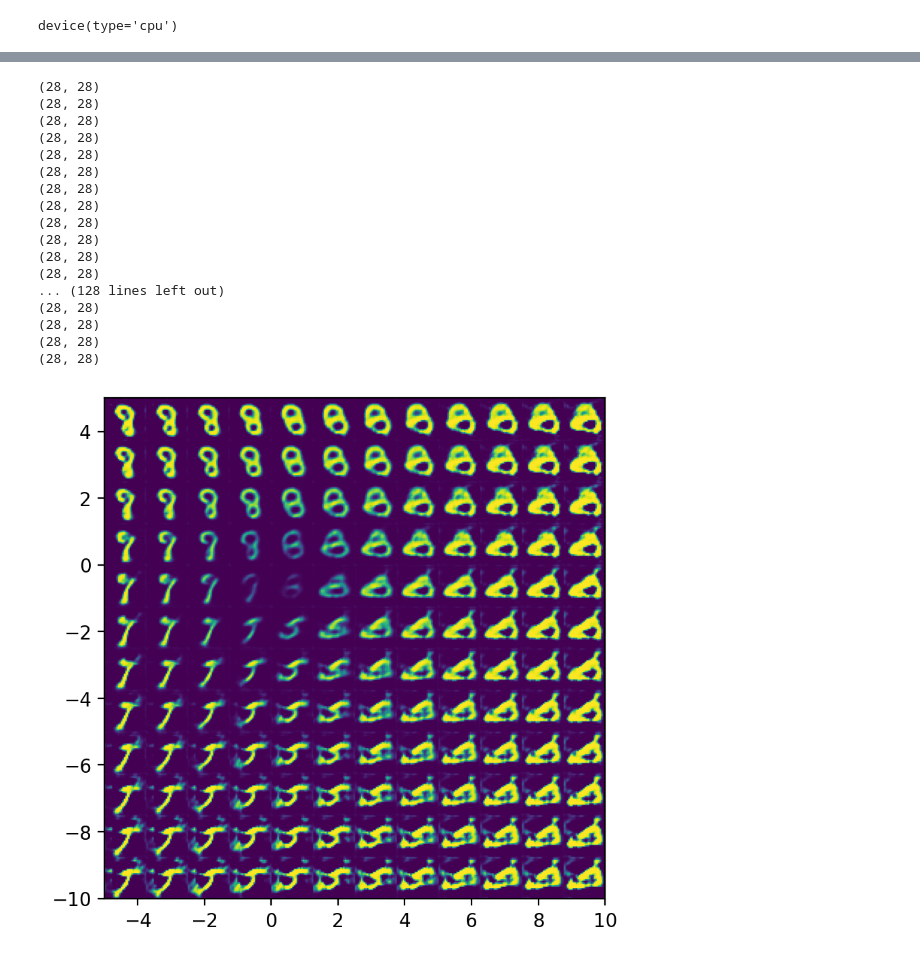
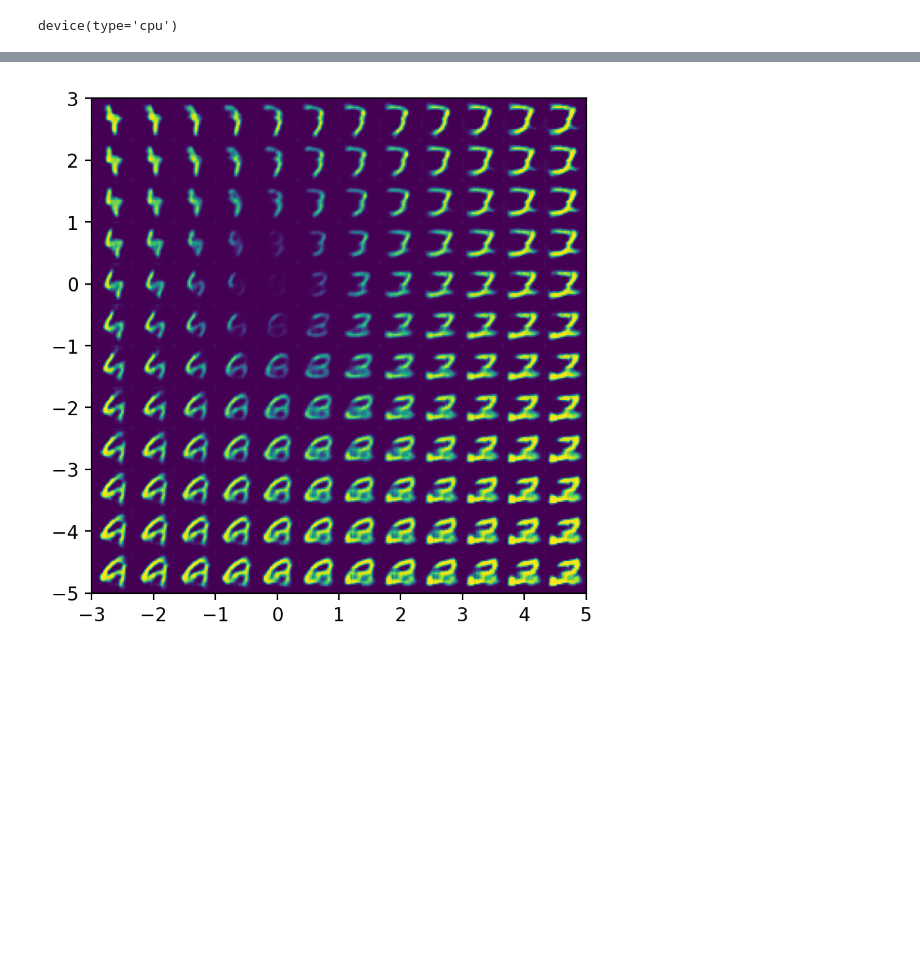
Before and after one commit to AlexanderFA/susu_synthetic_media, a Jupyter notebook: lab2/vae-cnn.ipynb, the cells around one changed output, grey strips where cells are left out. Cells and saved outputs as stored; diff of their text form; code cells hidden in the pictures; blank space fills up the shorter version.

```diff
--- a/lab2/vae-cnn.ipynb
+++ b/lab2/vae-cnn.ipynb
@@ -25,6 +28,26 @@ data = torch.utils.data.DataLoader(
 # f_image = images8[0]
 # print(f_image.shape) # [1, 28, 28] где 1 - это количество каналов
 # print(labels8[0].item()) # выведет цифру которой соответствует изображение, например 5
+# %%
+def train(autoencoder_model, train_data, epochs=20):
+    opt = torch.optim.SGD(autoencoder_model.parameters())
+    criterion = nn.MSELoss()
+    running_loss = 0.0
+    for _ in range(epochs):
+        for x, y in train_data:
+            x = x.to(device) # GPU
+            opt.zero_grad()
+            x_hat = autoencoder_model(x)
+            # print([x.shape, x_hat.shape])
+            # break
+            loss = ((x - x_hat) ** 2).sum()
+            loss.backward()
+            opt.step()
+            loss2 = criterion(x_hat, x)
+            running_loss += loss2.item() * x.size(0)
+        print(f"Loss: {running_loss/len(train_data)}")
+
+    return autoencoder_model
 # %%
 class Encoder(nn.Module):
     def __init__(self, latent_dims):
@@ -143,6 +150,8 @@ tensor(-3.1450, grad_fn=<MinBackward1>) tensor(2.2633, grad_fn=<MaxBackward1>)
 torch.Size([1, 1, 28, 28])
 # %%
 import matplotlib.pyplot as plt
+plt.rcParams['figure.dpi'] = 200
+import numpy as np
 
 # Создаем новую фигуру с двумя подграфиками
 fig, axes = plt.subplots(1, 2, figsize=(8, 4))  # 1 строка, 2 столбца
@@ -171,53 +177,33 @@ import numpy as np
 # %%
 def plot_latent(model, data, num_batches=100): # only for latent_dims = 2
     for i, (x, y) in enumerate(data):
         z = model.encoder(x.to(device))
         z = z.to(device).detach().numpy()
         plt.scatter(z[:, 0], z[:, 1], c=y, cmap='tab10')
         if i > num_batches:
             plt.colorbar()
             break
 
-def plot_reconstructed(model, r0=(-5, 10), r1=(-10, 5), n=12):
+def plot_reconstructed(model, r0=(-3, 5), r1=(-5, 3), n=12):
     w = 28
     img = np.zeros((n*w, n*w))
     for i, y in enumerate(np.linspace(*r1, n)): # i = [0, .., 11], y = [-10, -8.7, .., 5]
         for j, x in enumerate(np.linspace(*r0, n)):
-            vector = np.repeat([x, y], 5)
+            vector = np.repeat([x, y], model.message_size // 2)
             # vector = [x, y]
             #z = torch.Tensor([np.array(vector)]).to(device)
             z = torch.Tensor(np.array(vector)).to(device)
             # print(z.shape)
             x_hat = model.decoder(z)
             # print(x_hat.shape)
-            # break
             x_hat = x_hat.reshape(28, 28).to(device).detach().numpy()
-            # print((n-1-i)*w, (n-1-i+1)*w, j*w, (j+1)*w)
-            print(img[(n-1-i)*w:(n-1-i+1)*w, j*w:(j+1)*w].shape)
+            # print(img[(n-1-i)*w:(n-1-i+1)*w, j*w:(j+1)*w].shape)
             img[(n-1-i)*w:(n-1-i+1)*w, j*w:(j+1)*w] = x_hat
     plt.imshow(img, extent=[*r0, *r1])
 
-# plot_latent(autoencoder_1, data) # only for latent_dims = 2
 plot_reconstructed(autoencoder_1)
 # %% [output]
-(28, 28)
-(28, 28)
-(28, 28)
-(28, 28)
-(28, 28)
-(28, 28)
-(28, 28)
-(28, 28)
-(28, 28)
-(28, 28)
-(28, 28)
-(28, 28)
-... (128 lines left out)
-(28, 28)
-(28, 28)
-(28, 28)
-(28, 28)
-[figure, old version]
+[figure, new version]
 # %%
 import itertools
 
```
Also changed, not shown: parts of 15 cells of this notebook.
